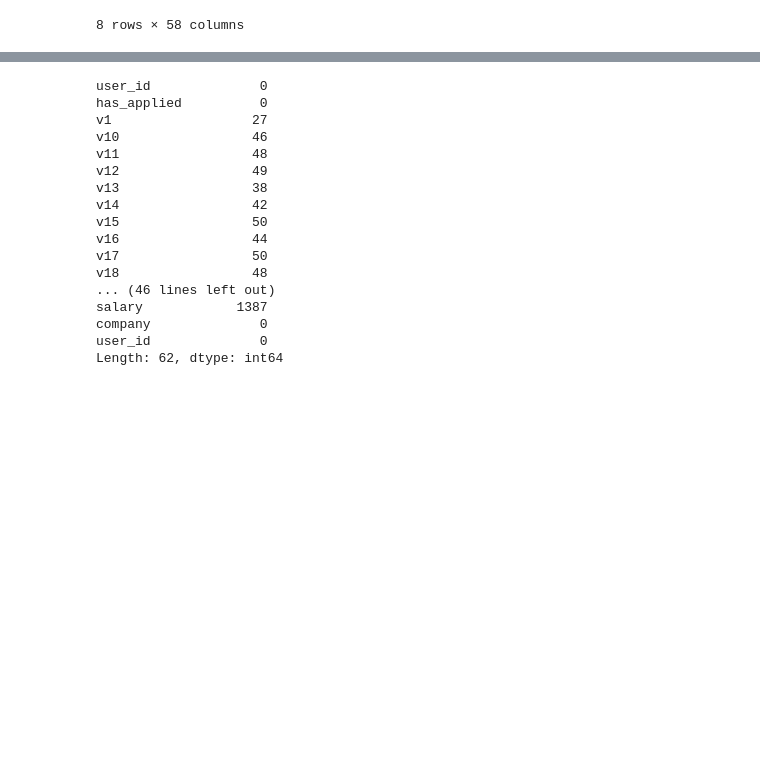
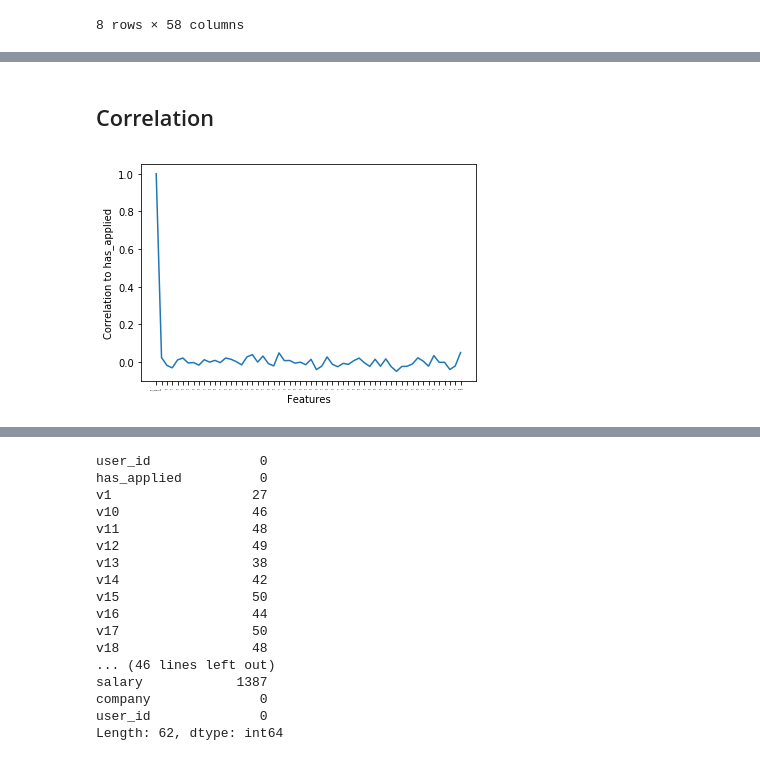
Before and after one commit to maguals/AppliedOrNotUseCase, a Jupyter notebook: exploreData/exploreData.ipynb, the cells around one changed output, grey strips where cells are left out. Cells and saved outputs as stored; diff of their text form; code cells hidden in the pictures; blank space fills up the shorter version.

```diff
--- a/exploreData/exploreData.ipynb
+++ b/exploreData/exploreData.ipynb
@@ -41,0 +37,12 @@ dfAll.corr()[:1]
+# %% [markdown]
+## Correlation
+# %%
+corrTo_has_applied = dfAll.corr().iloc[0,:]
+fig,ax = plt.subplots()
+plt.plot(corrTo_has_applied)
+plt.ylabel('Correlation to has_applied')
+plt.xlabel('Features',)
+ax.tick_params(axis="x", labelsize=2)
+plt.savefig('results/correlation.pdf')
+# %% [output]
+[figure, added]
```
Also changed, not shown: parts of 20 cells of this notebook, 1 other file.
